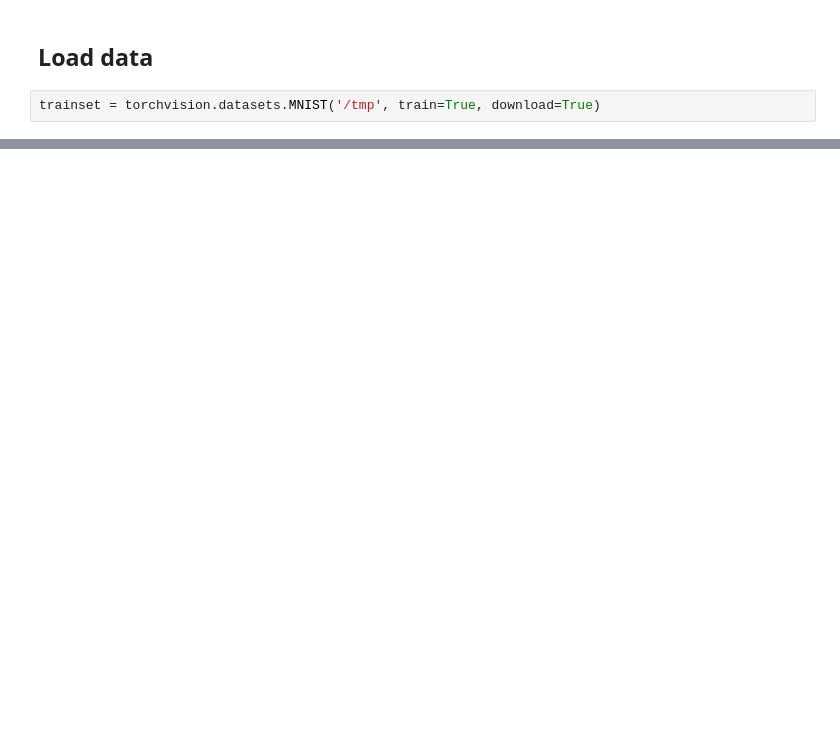
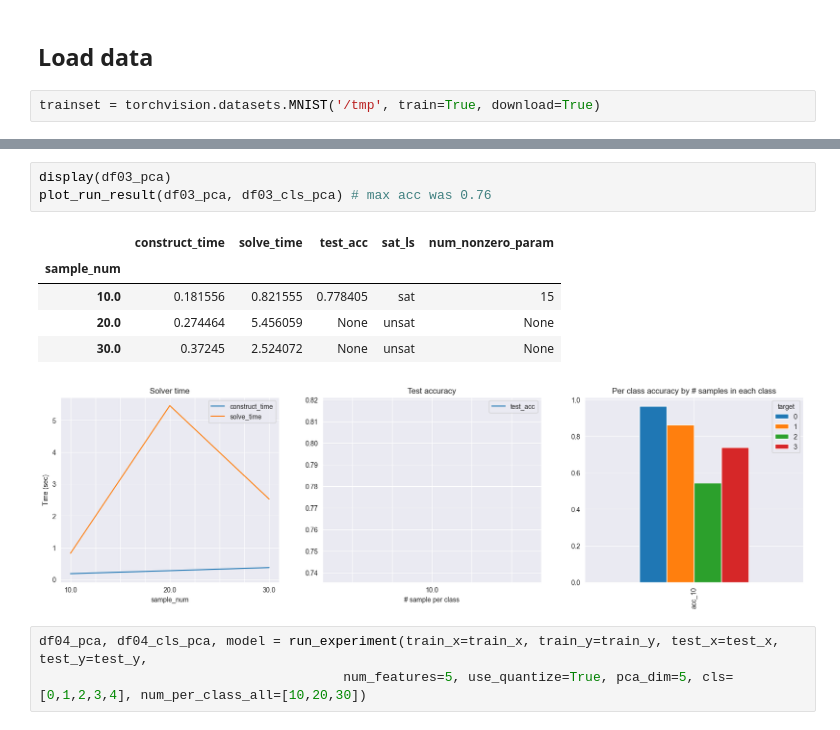
Before and after one commit to blester125/csc2180-project, a Jupyter notebook: notebooks/SATML_data_run.ipynb, the cells around one changed output, grey strips where cells are left out. Cells and saved outputs as stored; diff of their text form; blank space fills up the shorter version.

```diff
--- a/notebooks/SATML_data_run.ipynb
+++ b/notebooks/SATML_data_run.ipynb
@@ -659,0 +555,13 @@ plt.scatter(x_sample[y_sample==0][:,0], x_sample[y_sample==0][:,1], color='blue'
+# %%
+display(df03_pca)
+plot_run_result(df03_pca, df03_cls_pca) # max acc was 0.76
+# %% [output]
+|  | construct_time | solve_time | test_acc | sat_ls | num_nonzero_param |
+| sample_num |  |  |  |  |  |
+| 10.0 | 0.181556 | 0.821555 | 0.778405 | sat | 15 |
+| 20.0 | 0.274464 | 5.456059 | None | unsat | None |
+| 30.0 | 0.37245 | 2.524072 | None | unsat | None |
+[figure, added]
+# %%
+df04_pca, df04_cls_pca, model = run_experiment(train_x=train_x, train_y=train_y, test_x=test_x, test_y=test_y,
+                                       num_features=5, use_quantize=True, pca_dim=5, cls=[0,1,2,3,4], num_per_class_all=[10,20,30])
```
Also changed, not shown: parts of 86 cells of this notebook, 3 other files.
